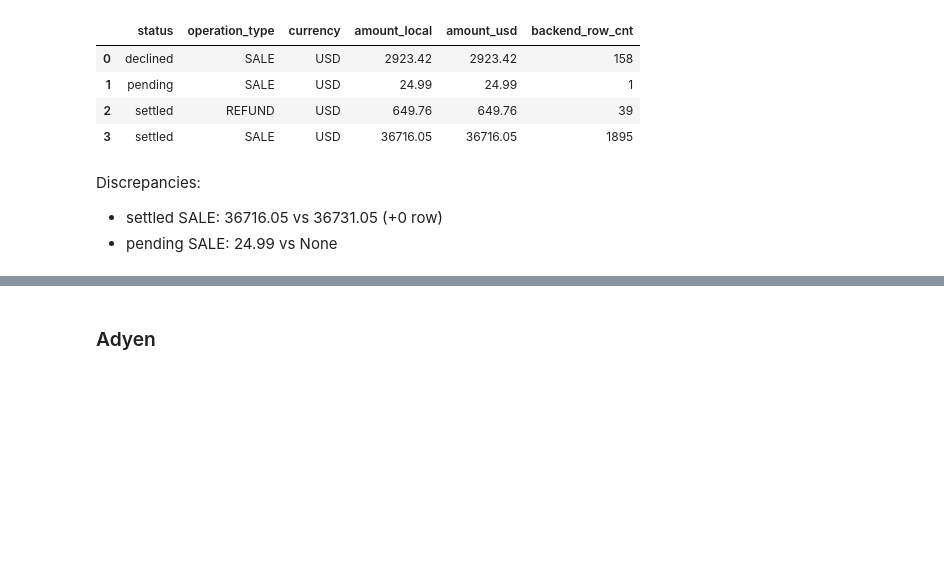
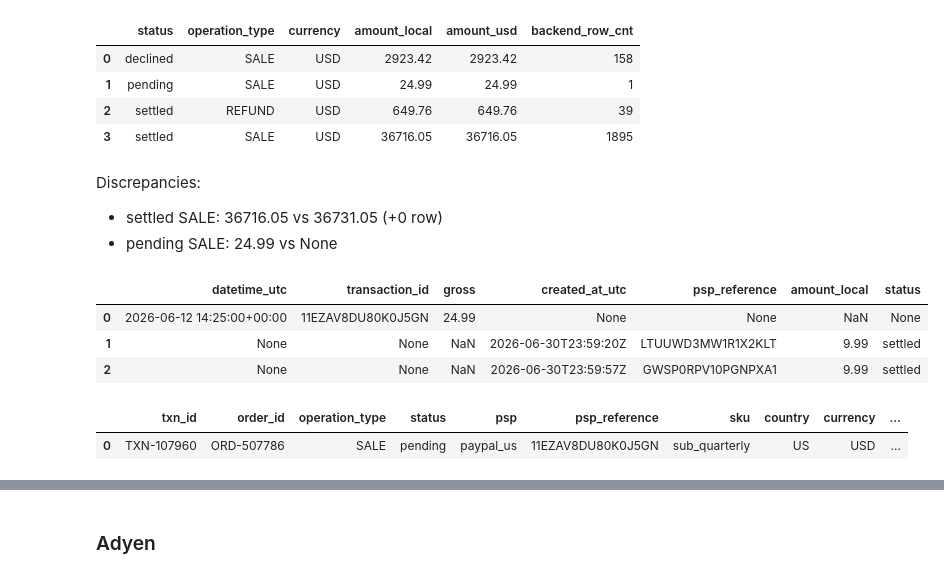
Before and after one commit to am-tropin/test-simple-life-app, a Jupyter notebook: task.ipynb, the cells around one changed output, grey strips where cells are left out. Drawn from its saved outputs; the diff is of its cells as text; code cells hidden in the pictures; blank space fills up the shorter version.

```diff
--- a/task.ipynb
+++ b/task.ipynb
@@ -802,3 +806,74 @@ result_paypal_us_backend
 Discrepancies:
 - settled	SALE: 36716.05 vs 	36731.05 (+0 row)
 - pending	SALE: 24.99	vs None
+# %%
+query_paypal0 = """
+WITH fx_rates_fixed as (
+    select *
+        , row_number() over (partition by rate_date, currency order by published_at desc) as rn
+    from fx_rates
+),
+fx_rates_2 as (
+    select *, lead(rate_date) over (partition by currency order by rate_date) as next_rate_date
+    from fx_rates_fixed
+    where rn=1
+    order by currency, rate_date
+),
+
+paypal as (
+    SELECT pp.*,
+        CAST(REPLACE(pp.gross, ',', '.') AS REAL) as gross_fixed,
+        ROUND(CAST(REPLACE(pp.gross, ',', '.') AS REAL) * fx.usd_rate, 2) as gross_usd
+    FROM paypal_us_activity_20260601_20260703 pp
+    LEFT JOIN fx_rates_2 fx on fx.rate_date <= date(pp.datetime_utc)
+        and date(pp.datetime_utc) < fx.next_rate_date
+        and fx.currency = pp.currency
+    WHERE pp.datetime_utc >= '2026-06-01' AND pp.datetime_utc < '2026-07-01'
+        and pp.type = 'Website Payment'
+        and pp.status = 'Completed'
+    ORDER BY pp.datetime_utc
+),
+
+backend as (
+    SELECT *
+    FROM payment_engine_log
+    WHERE created_at_utc >= '2026-06-01' AND created_at_utc < '2026-07-01'
+        and psp = 'paypal_us'
+        and operation_type = 'SALE'
+        and status in ('settled') -- , 'pending'
+)
+
+SELECT
+    paypal.datetime_utc,
+    paypal.transaction_id,
+    CAST(REPLACE(paypal.gross, ',', '.') AS REAL) as gross,
+    backend.created_at_utc,
+    backend.psp_reference,
+    backend.amount_local,
+    backend.status
+FROM paypal
+FULL JOIN backend on backend.psp_reference = paypal.transaction_id
+    -- backend.created_at_utc = paypal.datetime_utc
+where ABS(CAST(REPLACE(paypal.gross, ',', '.') AS REAL)) <> amount_local OR transaction_id is null or psp_reference is null
+"""
+result_paypal0 = pd.read_sql(query_paypal0, conn)
+result_paypal0
+# %% [output]
+|  | datetime_utc | transaction_id | gross | created_at_utc | psp_reference | amount_local | status |
+| 0 | 2026-06-12 14:25:00+00:00 | 11EZAV8DU80K0J5GN | 24.99 | None | None | NaN | None |
+| 1 | None | None | NaN | 2026-06-30T23:59:20Z | LTUUWD3MW1R1X2KLT | 9.99 | settled |
+| 2 | None | None | NaN | 2026-06-30T23:59:57Z | GWSP0RPV10PGNPXA1 | 9.99 | settled |
+# %%
+query_paypal1 = """
+    SELECT *
+    FROM payment_engine_log
+    WHERE created_at_utc >= '2026-06-01' AND created_at_utc < '2026-07-01'
+        and psp = 'paypal_us'
+        and operation_type = 'SALE'
+        and status in ('pending')
+"""
+result_paypal1 = pd.read_sql(query_paypal1, conn)
+result_paypal1
+# %% [output]
+|  | txn_id | order_id | operation_type | status | psp | psp_reference | sku | country | currency | ... |
+| 0 | TXN-107960 | ORD-507786 | SALE | pending | paypal_us | 11EZAV8DU80K0J5GN | sub_quarterly | US | USD | ... |
```
Also changed, not shown: parts of 12 cells of this notebook.
